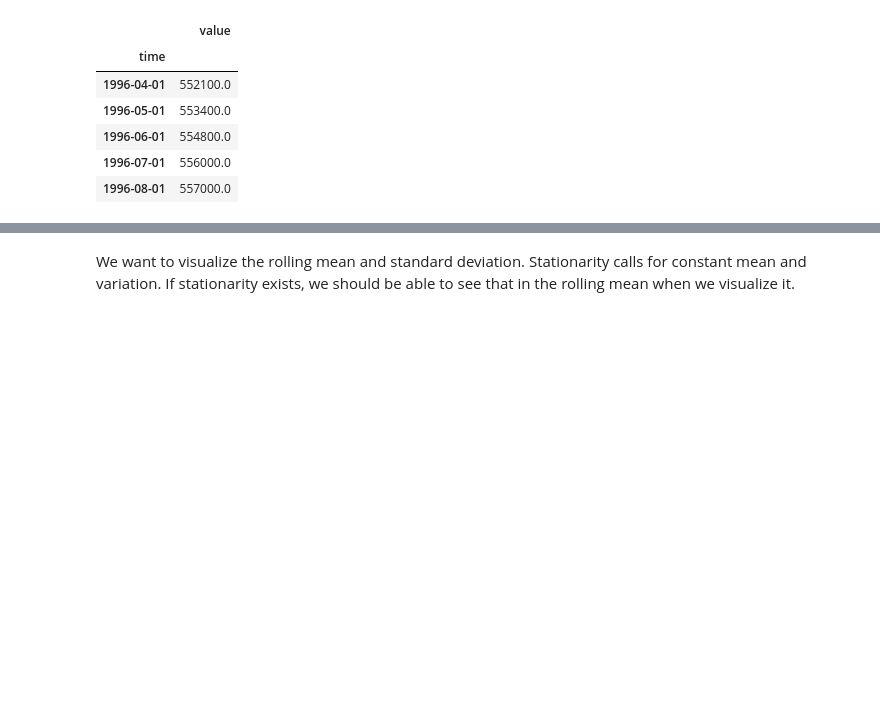
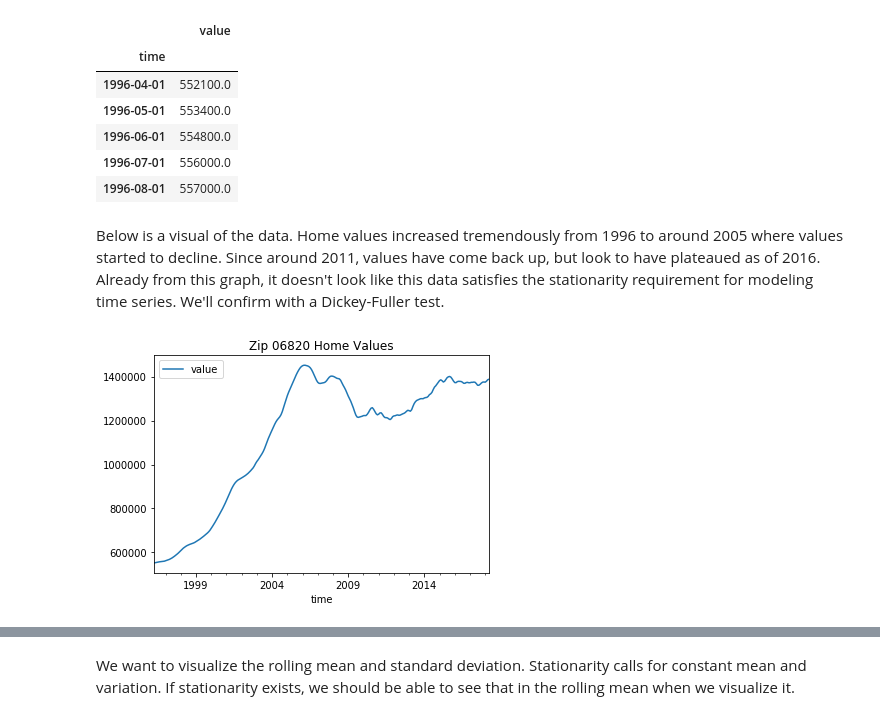
Before and after one commit to mcerow/TriState_Glory, a Jupyter notebook: Connecticut_Final.ipynb, the cells around one changed output, grey strips where cells are left out. Cells and saved outputs as stored; diff of their text form; code cells hidden in the pictures; blank space fills up the shorter version.

```diff
--- a/Connecticut_Final.ipynb
+++ b/Connecticut_Final.ipynb
@@ -110,3 +165,9 @@ first_zip.head()
 | 1996-06-01 | 554800.0 |
 | 1996-07-01 | 556000.0 |
 | 1996-08-01 | 557000.0 |
+# %% [markdown]
+Below is a visual of the data. Home values increased tremendously from 1996 to around 2005 where values started to decline. Since around 2011, values have come back up, but look to have plateaued as of 2016. Already from this graph, it doesn't look like this data satisfies the stationarity requirement for modeling time series. We'll confirm with a Dickey-Fuller test.
+# %%
+first_zip.plot(title="Zip 06820 Home Values");
+# %% [output]
+[figure, added]
```
Also changed, not shown: parts of 78 cells of this notebook.
